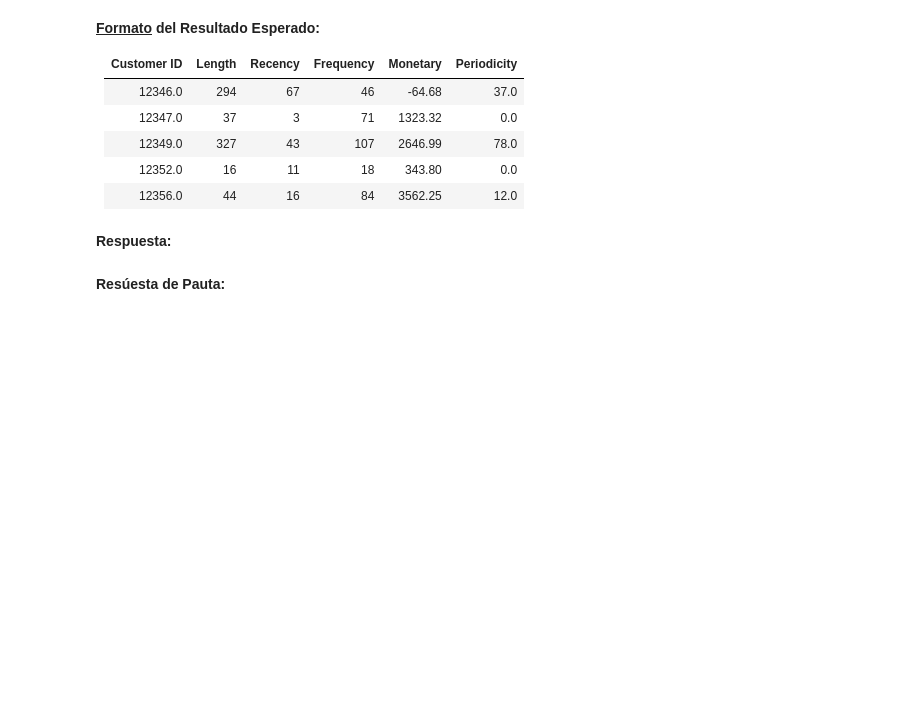
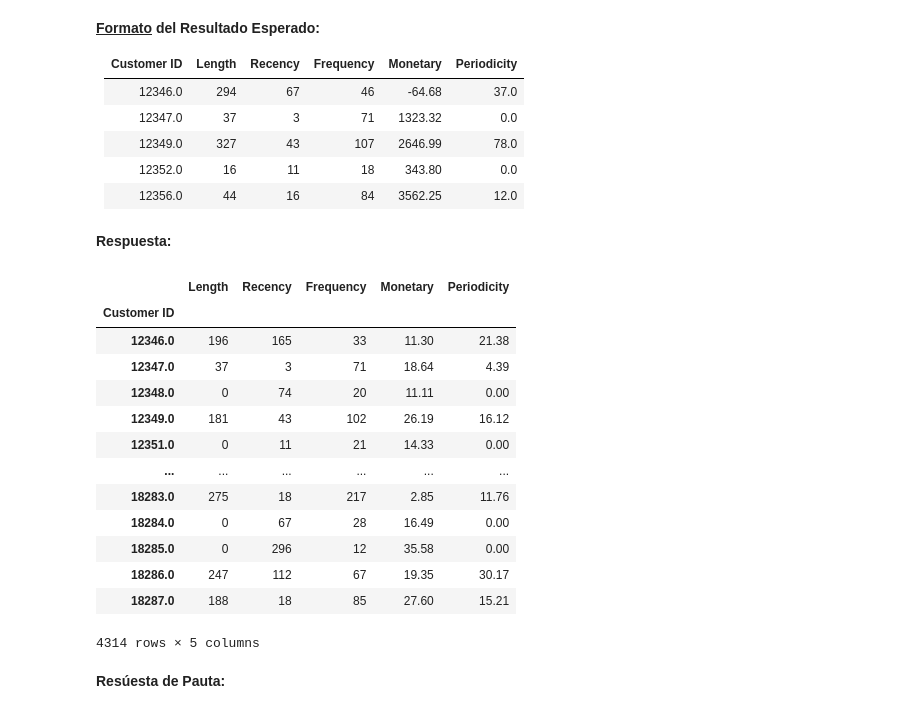
Before and after one commit to Zerzer0/MDS7202, a Jupyter notebook: Laboratorios/Laboratorio_7/Laboratorio7_Enunciado.ipynb, the cells around one changed output. Saved outputs shown, nothing was run; the diff lists cells and outputs as text; code cells hidden in the pictures; blank space fills up the shorter version.

```diff
--- a/Laboratorios/Laboratorio_7/Laboratorio7_Enunciado.ipynb
+++ b/Laboratorios/Laboratorio_7/Laboratorio7_Enunciado.ipynb
@@ -172,3 +204,23 @@ def custom_features(dataframe_in):
+# %%
+df = custom_features(df_retail)
+# %%
+# df[df['Customer ID'].isin([12346.0, 12347.0, 12349.0, 12352.0, 12356.0])]
+df
+# %% [output]
+|  | Length | Recency | Frequency | Monetary | Periodicity |
+| Customer ID |  |  |  |  |  |
+| 12346.0 | 196 | 165 | 33 | 11.30 | 21.38 |
+| 12347.0 | 37 | 3 | 71 | 18.64 | 4.39 |
+| 12348.0 | 0 | 74 | 20 | 11.11 | 0.00 |
+| 12349.0 | 181 | 43 | 102 | 26.19 | 16.12 |
+| 12351.0 | 0 | 11 | 21 | 14.33 | 0.00 |
+| ... | ... | ... | ... | ... | ... |
+| 18283.0 | 275 | 18 | 217 | 2.85 | 11.76 |
+| 18284.0 | 0 | 67 | 28 | 16.49 | 0.00 |
+| 18285.0 | 0 | 296 | 12 | 35.58 | 0.00 |
+| 18286.0 | 247 | 112 | 67 | 19.35 | 30.17 |
+| 18287.0 | 188 | 18 | 85 | 27.60 | 15.21 |
+4314 rows × 5 columns
 # %% [markdown]
 **Resúesta de Pauta:**
 # %% [markdown]
```
Also changed, not shown: parts of 6 cells of this notebook.
